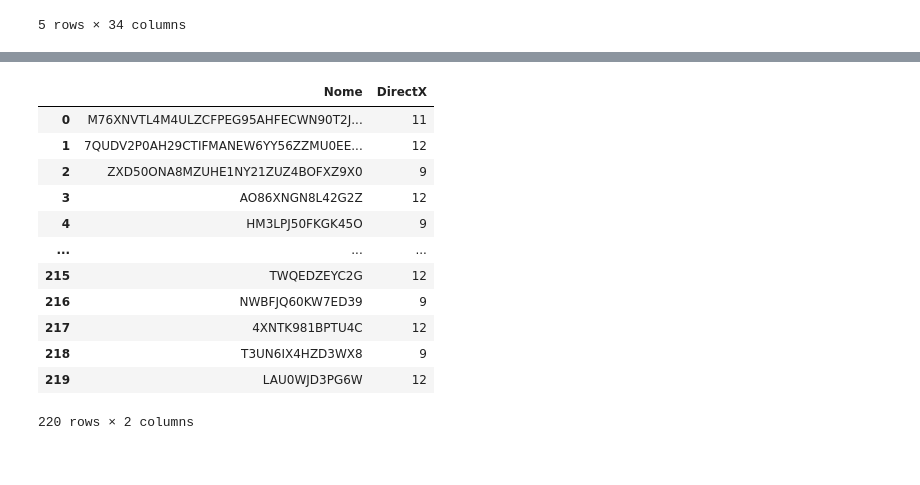
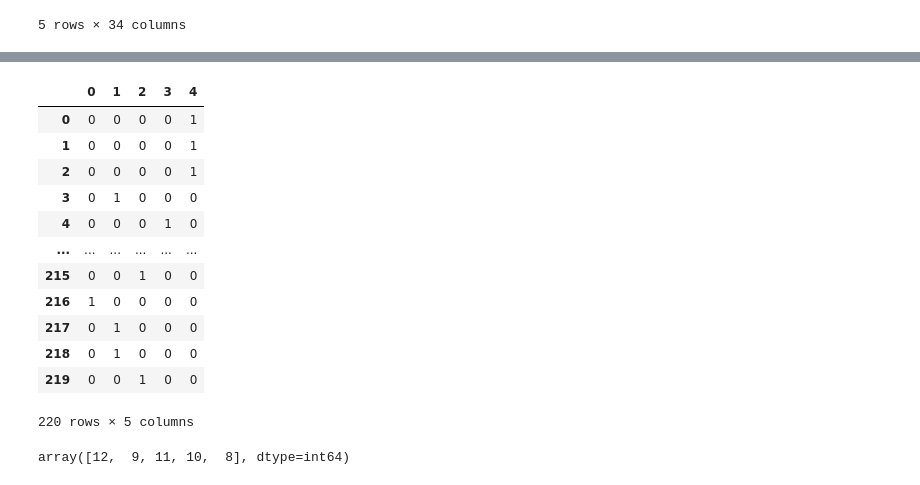
Before and after one commit to luquinhasC/DirectxRidePrice, a Jupyter notebook: Modelo1.ipynb, the cells around one changed output, grey strips where cells are left out. Saved outputs shown, nothing was run; the diff lists cells and outputs as text; code cells hidden in the pictures.

```diff
--- a/Modelo1.ipynb
+++ b/Modelo1.ipynb
@@ -905,7 +896,5 @@ Dteste.head()
 5 rows × 34 columns
 # %%
 y_pred = modelo1.predict(Dteste)
-y_pred
-#y_pred = pd.DataFrame(y_pred)
-#y_predun = pd.merge(y_pred)
+y_predut = pd.DataFrame(y_pred)
 # %% [output]
@@ -929,0 +902,19 @@ array([[3.62768986e-07, 1.34597940e-07, 6.51350638e-06, 9.99992967e-01],
+# %%
+for column in y_predut.columns:
+    y_predut[column] = y_predut[column].apply(lambda x: 0 if x < .5 else 1)
+# %%
+y_predut
+# %% [output]
+|  | 0 | 1 | 2 | 3 | 4 |
+| 0 | 0 | 0 | 0 | 0 | 1 |
+| 1 | 0 | 0 | 0 | 0 | 1 |
+| 2 | 0 | 0 | 0 | 0 | 1 |
+| 3 | 0 | 1 | 0 | 0 | 0 |
+| 4 | 0 | 0 | 0 | 1 | 0 |
+| ... | ... | ... | ... | ... | ... |
+| 215 | 0 | 0 | 1 | 0 | 0 |
+| 216 | 1 | 0 | 0 | 0 | 0 |
+| 217 | 0 | 1 | 0 | 0 | 0 |
+| 218 | 0 | 1 | 0 | 0 | 0 |
+| 219 | 0 | 0 | 1 | 0 | 0 |
+220 rows × 5 columns
@@ -930,17 +923,7 @@ array([[3.62768986e-07, 1.34597940e-07, 6.51350638e-06, 9.99992967e-01],
+# %%
+y_final.unique()
+# %% [output]
+array([12,  9, 11, 10,  8], dtype=int64)
 # %%
 Entrega = pd.read_csv('Sample_Submission.csv')
-Entrega['DirectX']
+Entrega['DirectX'] = y_final
-# %% [output]
-|  | Nome | DirectX |
-| 0 | M76XNVTL4M4ULZCFPEG95AHFECWN90T2J... | 11 |
-| 1 | 7QUDV2P0AH29CTIFMANEW6YY56ZZMU0EE... | 12 |
-| 2 | ZXD50ONA8MZUHE1NY21ZUZ4BOFXZ9X0 | 9 |
-| 3 | AO86XNGN8L42G2Z | 12 |
-| 4 | HM3LPJ50FKGK45O | 9 |
-| ... | ... | ... |
-| 215 | TWQEDZEYC2G | 12 |
-| 216 | NWBFJQ60KW7ED39 | 9 |
-| 217 | 4XNTK981BPTU4C | 12 |
-| 218 | T3UN6IX4HZD3WX8 | 9 |
-| 219 | LAU0WJD3PG6W | 12 |
-220 rows × 2 columns
```
Also changed, not shown: parts of 12 cells of this notebook, 1 other file.
